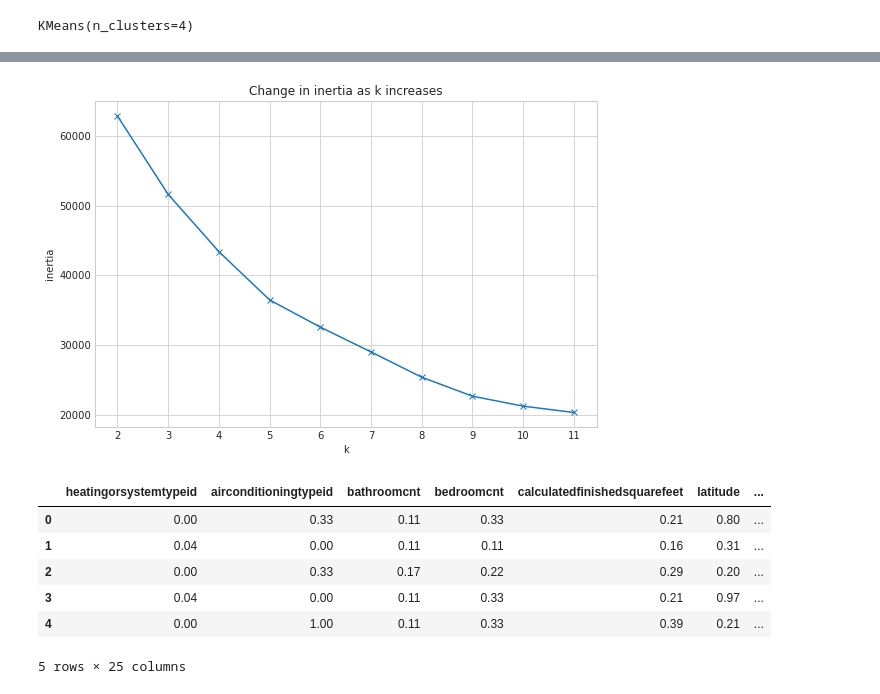
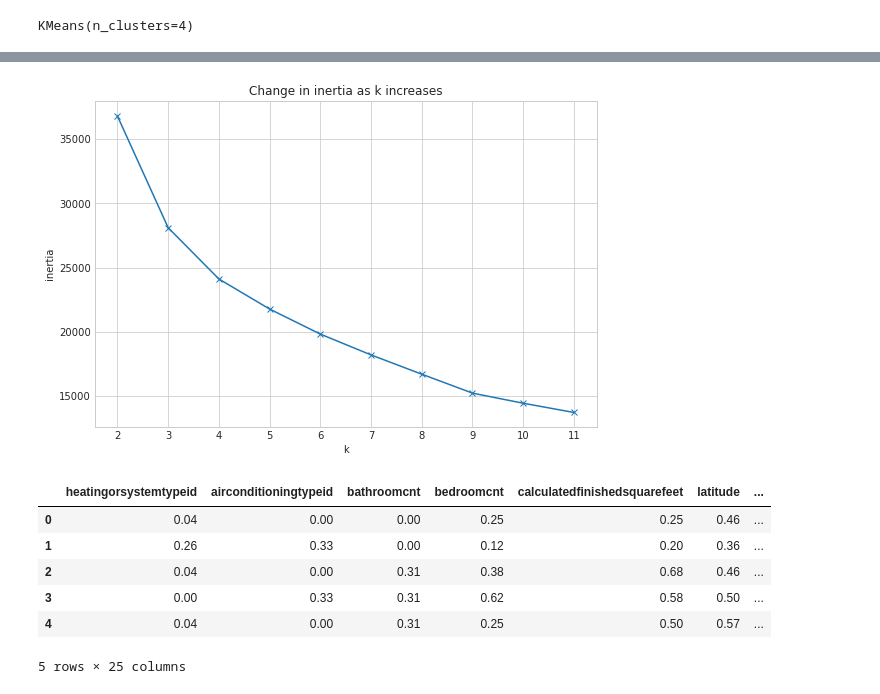
Before and after one commit to davidb-and-john/clustering-project, a Jupyter notebook: John/clustering_notebook.ipynb, the cells around one changed output, grey strips where cells are left out. Drawn from its saved outputs; the diff is of its cells as text; code cells hidden in the pictures.

```diff
--- a/John/clustering_notebook.ipynb
+++ b/John/clustering_notebook.ipynb
@@ -62,3 +60,5 @@ train, validate, test, X_train, y_train, X_validate, y_validate, X_test, y_test,
+# %%
+train, validate, test = split(df)
 # %%
 train.head()
 # %% [output]
@@ -120,3 +85,5 @@ y_test.shape
+# %%
+train_scaled, validate_scaled, test_scaled = scale_data(train, validate, test)
 # %%
 train_scaled.head()
 # %% [output]
@@ -168,7 +133,7 @@ acres_tax = train_scaled
 # %%
 # assign variable we will use in our model
 
-X = acres_tax[['acres', 'taxamount']]
+X = train_scaled[['longitude', 'latitude']]
 # %%
 X.head()
 # %% [output]
@@ -216,4 +181,6 @@ array([0, 1, 2, ..., 2, 0, 0], dtype=int32)
 # %%
-acres_tax['cluster4'] = kmeans.predict(X)
+train_scaled['cluster'] = kmeans.predict(X)
+
+train['cluster'] = kmeans.predict(X)
 
 ## store the predictions as a column on your df
@@ -299,14 +407,14 @@ X.corr()
 # %%
 #plot inertia vs k to choose k
 with plt.style.context('seaborn-whitegrid'):
     plt.figure(figsize=(9, 6))
-    pd.Series({k: KMeans(k).fit(lot_age).inertia_ for k in range(2, 12)}).plot(marker='x')
+    pd.Series({k: KMeans(k).fit(train_scaled).inertia_ for k in range(2, 12)}).plot(marker='x')
     plt.xticks(range(2, 12))
     plt.xlabel('k')
     plt.ylabel('inertia')
     plt.title('Change in inertia as k increases')
 # %% [output]
-[figure, old version]
+[figure, new version]
 # %%
 ## A good k looks like 4
 # %%
@@ -326,12 +435,12 @@ lot_age['cluster4'] = kmeans.predict(X)
 
 ## store the predictions as a column on your df
 # %%
-lot_age.head()
+train_scaled.head()
 # %% [output]
 |  | heatingorsystemtypeid | airconditioningtypeid | bathroomcnt | bedroomcnt | calculatedfinishedsquarefeet | latitude | ... |
-| 0 | 0.00 | 0.33 | 0.11 | 0.33 | 0.21 | 0.80 | ... |
-| 1 | 0.04 | 0.00 | 0.11 | 0.11 | 0.16 | 0.31 | ... |
-| 2 | 0.00 | 0.33 | 0.17 | 0.22 | 0.29 | 0.20 | ... |
-| 3 | 0.04 | 0.00 | 0.11 | 0.33 | 0.21 | 0.97 | ... |
-| 4 | 0.00 | 1.00 | 0.11 | 0.33 | 0.39 | 0.21 | ... |
+| 0 | 0.04 | 0.00 | 0.00 | 0.25 | 0.25 | 0.46 | ... |
+| 1 | 0.26 | 0.33 | 0.00 | 0.12 | 0.20 | 0.36 | ... |
+| 2 | 0.04 | 0.00 | 0.31 | 0.38 | 0.68 | 0.46 | ... |
+| 3 | 0.00 | 0.33 | 0.31 | 0.62 | 0.58 | 0.50 | ... |
+| 4 | 0.04 | 0.00 | 0.31 | 0.25 | 0.50 | 0.57 | ... |
 5 rows × 25 columns
```
Also changed, not shown: parts of 135 cells of this notebook, 3 other files.
